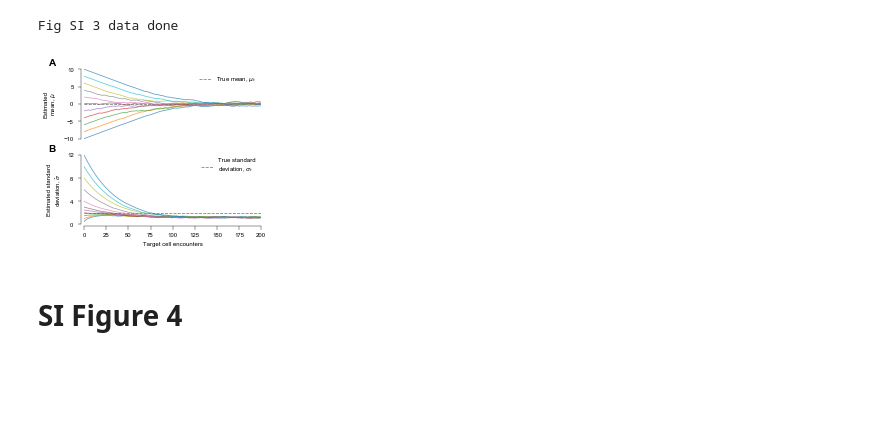
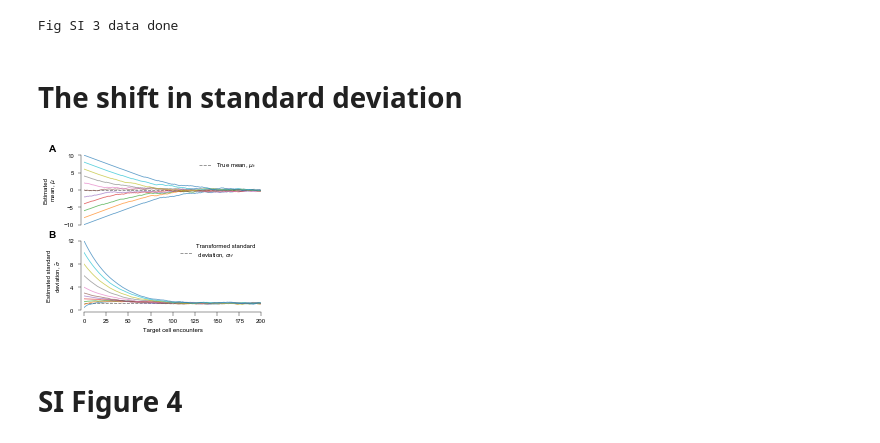
Before and after one commit to ywqin/paper-innate-immune-adaptation, a Jupyter notebook: figures.ipynb, the cells around one changed output. Drawn from its saved outputs; the diff is of its cells as text; code cells hidden in the pictures; blank space fills up the shorter version.

```diff
--- a/figures.ipynb
+++ b/figures.ipynb
@@ -826,14 +641,22 @@ ymin = 5
 dx = (xmax-xmin)/(NX-1)
 dy = (ymax-ymin)/(NY-1)
 
+m  = [0]*(NX*NY)
+beta= [0]*(NX*NY)
 poa = [0]*(NX*NY)
 for i in range(NX):
     for j in range(NY):
-        mu = xmin+i*dx
-        beta = ymin+j*dy
-        poa[i*NY+j] = POA(alpha, kappa, mu, beta, mean_antigen, var_antigen)
+        m[i*NY+j] = xmin+i*dx
+        beta[i*NY+j] = ymin+j*dy
+        poa[i*NY+j] = POA(alpha, kappa, m[i*NY+j], beta[i*NY+j], mean_antigen, var_antigen)
 df = pd.DataFrame()
-df['poa'] = poa
+df['alpha'] = [alpha]*(NX*NY)
+df['kappa'] = [kappa]*(NX*NY)
+df['Antigen mean'] = [mean_antigen]*(NX*NY)
+df['Antigen var'] = [var_antigen]*(NX*NY)
+df['M']   = m
+df['Beta']= beta
+df['Poa'] = poa
 df.to_csv('poa_matrix.csv.gz', index=None, header=True, compression='gzip')
 print('Fig 4 poa matrix done')
 # %% [output]
@@ -859,7 +682,7 @@ col = dataw.columns[-1]
 w = dataw[col]
 w = np.array(w).reshape((NX, NY))
 data = pd.read_csv('%spoa_matrix.csv.gz' % (DATA_FOLDER), compression='gzip')
-poa = np.array(data['poa']).reshape((NX, NY))
+poa = np.array(data['Poa']).reshape((NX, NY))
 
 # plotting ---------------------------
 fig = plt.figure(figsize=(SINGLE_COLUMN, SINGLE_COLUMN*1.5))
@@ -1197,6 +1199,18 @@ df.to_csv('SI3_estimated_mean_std_alpha%d.csv.gz' %
 print('Fig SI 3 data done')
 # %% [output]
 Fig SI 3 data done
+# %% [markdown]
+# The shift in standard deviation
+# %%
+# Transformed signal variance calculation
+# sigmoid function y = 2*(2/(1+e^{-x})-1) , where x~N(0, sigma^2)
+# Thus y probability distribution P(y) = 1/(sqrt(2*pi)*sigma)*4/(4-y^2)^e^(-0.5*(ln(4/(2+y)-1))^2/sigma^2),
+# where y![-2,2]
+# expected value of y E(y) = NIntegrate(yP(y),{y,-2,2})
+# variance var(y) = NIntegrate((y-E(y))^2P(y), {y,-2,2})
+# when sigma = 2, trandformed variance equals:
+std_2_tf = math.sqrt(1.586)
+std_1_tf = math.sqrt(0.698)
 # %%
 # Fig 1 Code 2/2 plottting
 
@@ -1237,38 +1251,42 @@ ax1.set_ylim([-10, 10])
 ax1.set_yticks([-10, -5, 0, 5, 10])
 ax1.set_ylabel(ESTD_MEAN_LABEL, fontsize=LABEL_SIZE)
 ax1.text(-0.2, 1.05, string.ascii_uppercase[0],
          transform=ax1.transAxes, size=SUBLABEL_SIZE, weight='bold')
 ax1.axhline(0.0, label=TRUE_MEAN_LABEL, **DASH_STYLE)
 
 ax2 = fig.add_axes([0.20, 0.125, 0.735, 0.36])
 ax2.spines['right'].set_visible(False)
 ax2.spines['top'].set_visible(False)
 ax2.spines['bottom'].set_position(('axes', -0.02))
 ax2.spines['left'].set_position(('axes', -0.02))
 ax2.set_xlim([0, num_encounter])
 ax2.set_ylim([0, 12])
 ax2.set_yticks([0, 4, 8, 12])
 ax2.set_xlabel(ENCOUNTER_LABEL, fontsize=LABEL_SIZE)
 ax2.set_ylabel(ESTD_STD_LABEL, fontsize=LABEL_SIZE)
 ax2.text(-0.2, 1.05, string.ascii_uppercase[1],
          transform=ax2.transAxes, size=SUBLABEL_SIZE, weight='bold')
-ax2.axhline(math.sqrt(var_env), label=TRUE_STD_LABEL, **DASH_STYLE)
+ax2.axhline(std_2_tf, label='Transformed standard\n deviation, $\sigma_{tf}$', **DASH_STYLE)
 ax1.legend(loc='upper right', frameon=False)
 ax2.legend(loc='upper right', frameon=False)
 
 # Case 1 different means and same variance ---------------
 for j_mu in range(num_means):
-    ax1.plot(data['mean%d' % j_mu], alpha=0.7)
+	mean = data.loc[(data['alpha'] == alpha) & (data['Initial mean'] == initial_means[j_mu]) & (data['Initial std'] == initial_std)]['Mean']
+	encouner = range(len(mean))
+	ax1.plot(encouner, mean, alpha=0.7)
 
 # Case 2 initial same mu and different var ---------------
-for j_std in range(num_means, num_means+num_stds):
-    ax2.plot(data['std%d' % j_std], alpha=0.7)
+for j_std in range(num_stds):
+	std = data.loc[(data['alpha'] == alpha) & (data['Initial mean'] == initial_mean) & (data['Initial std'] == initial_stds[j_std])]['Std']
+	encounter = range(len(std))
+	ax2.plot(encounter, std, alpha=0.7)
 
 plt.savefig('figSI3-adaptation-static.pdf', format='pdf', dpi=300)
 plt.show()
 plt.close()
 # %% [output]
-[figure, old version]
+[figure, new version]
 # %% [markdown]
 # SI Figure 4
 # %%
```
Also changed, not shown: parts of 27 cells of this notebook.
